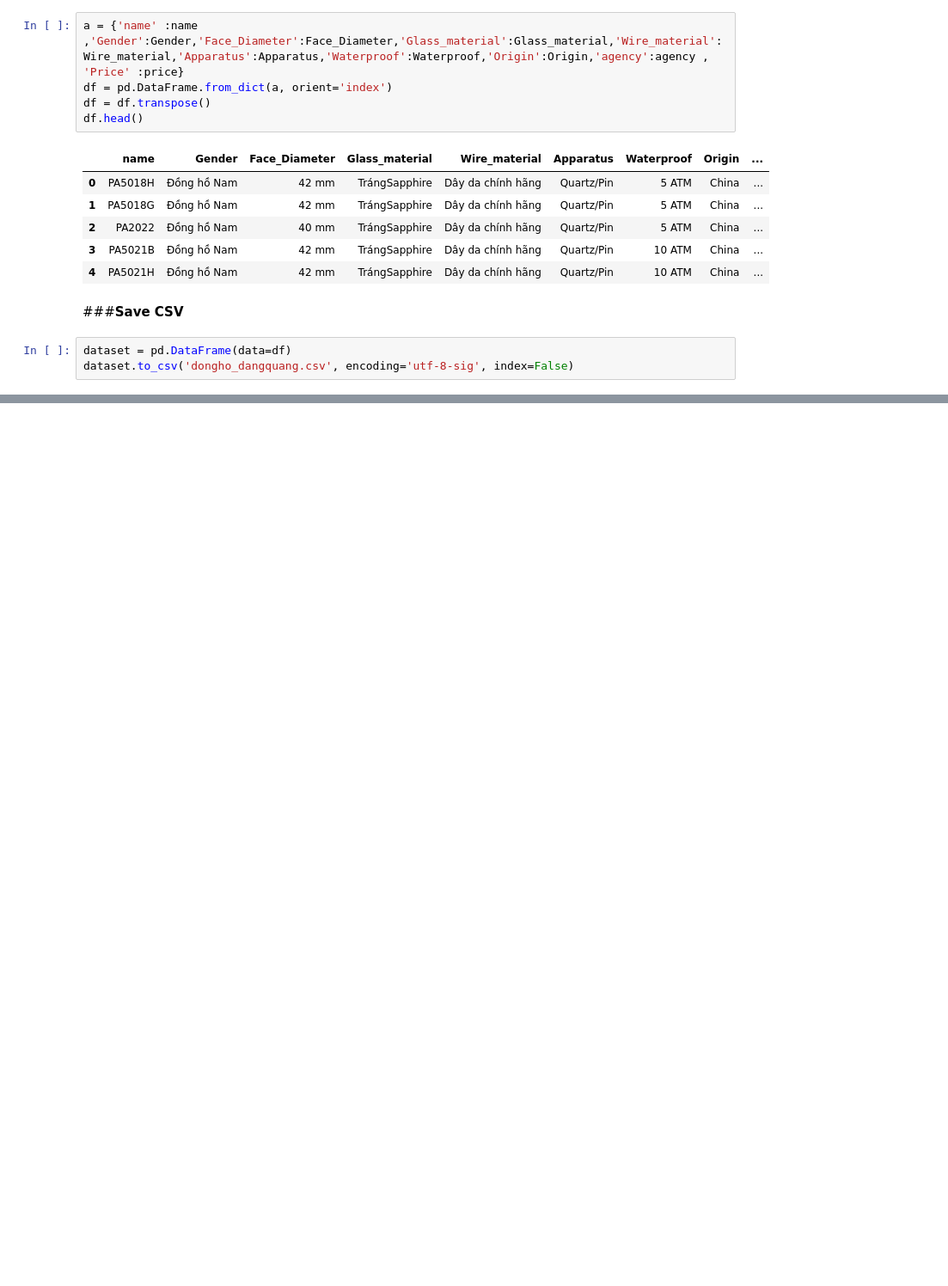
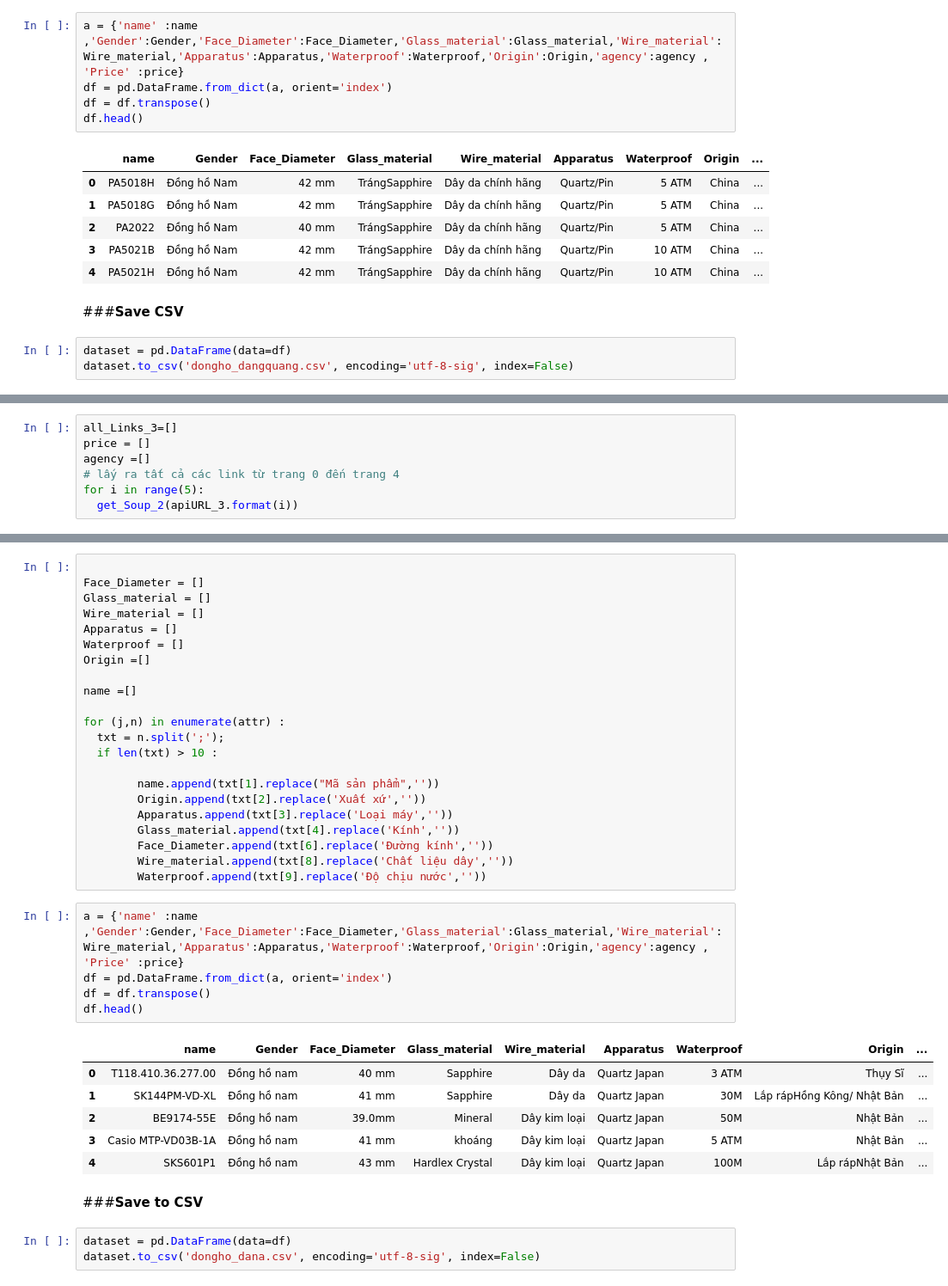
Before and after one commit to huybui2107/KHDL, a Jupyter notebook: KHDL_CK/Crawl_KHDL_ck (1).ipynb, the cells around one changed output, grey strips where cells are left out. Shown: that part at 86% size. Saved outputs shown, nothing was run; the diff lists cells and outputs as text; blank space fills up the shorter version.

```diff
--- a/KHDL_CK/Crawl_KHDL_ck.ipynb
+++ b/KHDL_CK/Crawl_KHDL_ck (1).ipynb
@@ -339,0 +368,7 @@ dataset.to_csv('dongho_dangquang.csv', encoding='utf-8-sig', index=False)
+# %%
+all_Links_3=[]
+price = []
+agency =[]
+# lấy ra tất cả các link từ trang 0 đến trang 4
+for i in range(5):
+  get_Soup_2(apiURL_3.format(i))
@@ -339,0 +412,39 @@ dataset.to_csv('dongho_dangquang.csv', encoding='utf-8-sig', index=False)
+# %%
+
+Face_Diameter = []
+Glass_material = []
+Wire_material = []
+Apparatus = []
+Waterproof = []
+Origin =[]
+
+name =[]
+
+for (j,n) in enumerate(attr) :
+  txt = n.split(';');
+  if len(txt) > 10 :
+
+        name.append(txt[1].replace("Mã sản phẩm",''))
+        Origin.append(txt[2].replace('Xuất xứ',''))
+        Apparatus.append(txt[3].replace('Loại máy',''))
+        Glass_material.append(txt[4].replace('Kính',''))
+        Face_Diameter.append(txt[6].replace('Đường kính',''))
+        Wire_material.append(txt[8].replace('Chất liệu dây',''))
+        Waterproof.append(txt[9].replace('Độ chịu nước',''))
+# %%
+a = {'name' :name ,'Gender':Gender,'Face_Diameter':Face_Diameter,'Glass_material':Glass_material,'Wire_material':Wire_material,'Apparatus':Apparatus,'Waterproof':Waterproof,'Origin':Origin,'agency':agency , 'Price' :price}
+df = pd.DataFrame.from_dict(a, orient='index')
+df = df.transpose()
+df.head()
+# %% [output]
+|  | name | Gender | Face_Diameter | Glass_material | Wire_material | Apparatus | Waterproof | Origin | ... |
+| 0 | T118.410.36.277.00 | Đồng hồ nam | 40 mm | Sapphire | Dây da | Quartz Japan | 3 ATM | Thụy Sĩ | ... |
+| 1 | SK144PM-VD-XL | Đồng hồ nam | 41 mm | Sapphire | Dây da | Quartz Japan | 30M | Lắp rápHồng Kông/ Nhật Bản | ... |
+| 2 | BE9174-55E | Đồng hồ nam | 39.0mm | Mineral | Dây kim loại | Quartz Japan | 50M | Nhật Bản | ... |
+| 3 | Casio MTP-VD03B-1A | Đồng hồ nam | 41 mm | khoáng | Dây kim loại | Quartz Japan | 5 ATM | Nhật Bản | ... |
+| 4 | SKS601P1 | Đồng hồ nam | 43 mm | Hardlex Crystal | Dây kim loại | Quartz Japan | 100M | Lắp rápNhật Bản | ... |
+# %% [markdown]
+###**Save to CSV**
+# %%
+dataset = pd.DataFrame(data=df)
+dataset.to_csv('dongho_dana.csv', encoding='utf-8-sig', index=False)
```
Also changed, not shown: parts of 4 cells of this notebook, 3 other files.
